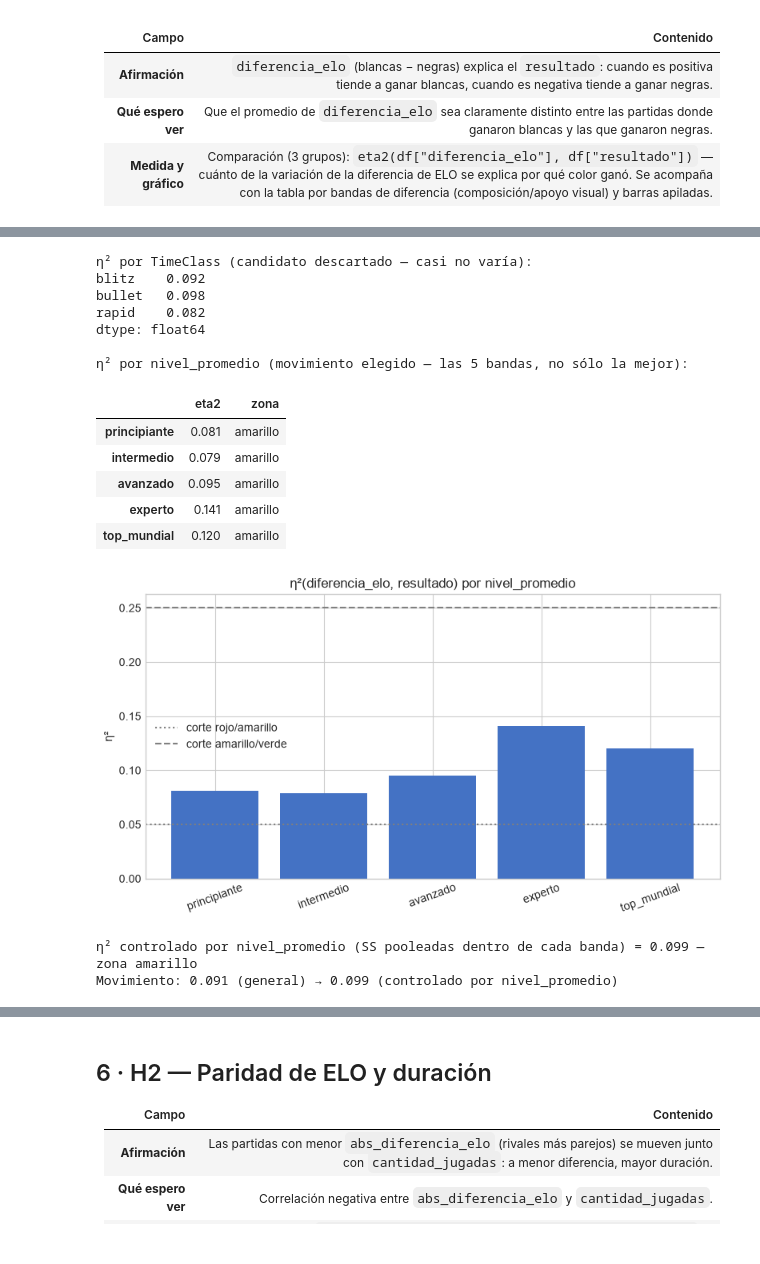
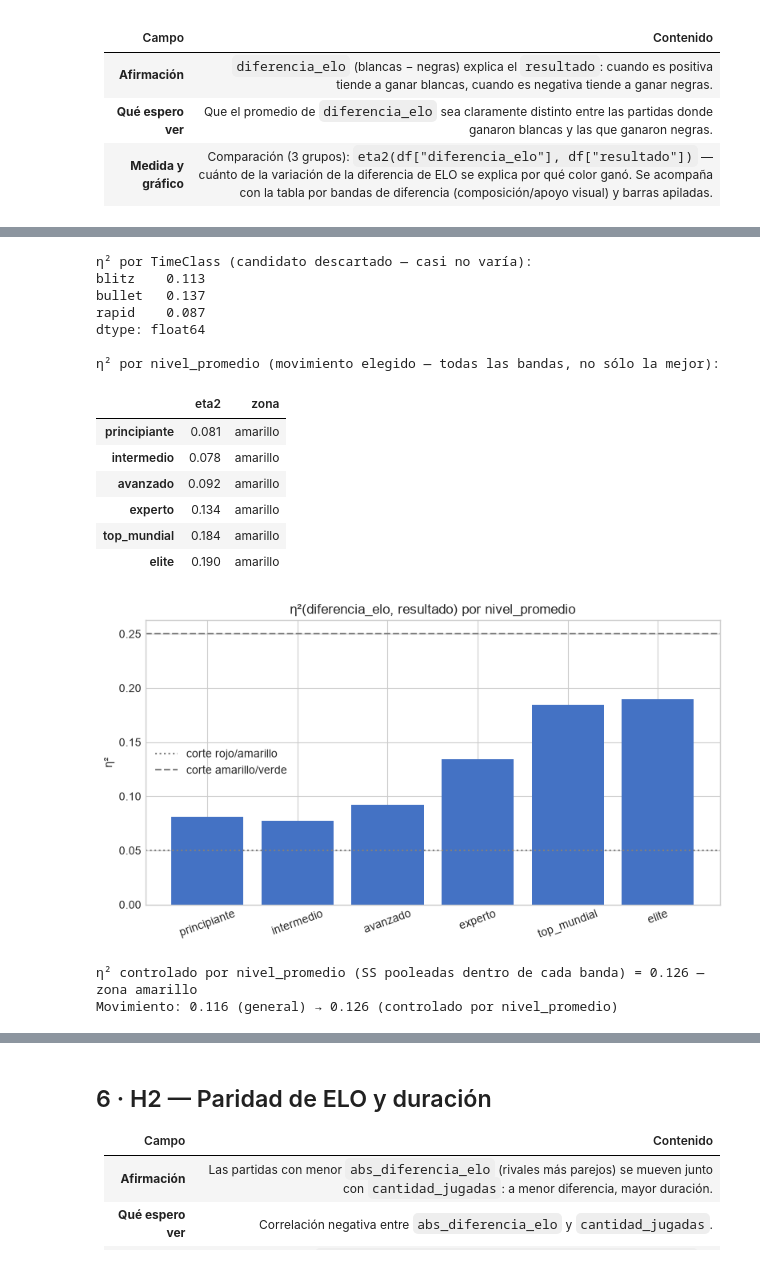
Before and after one commit to BautistaAlosMartorell/chess-outcome-prediction, a Jupyter notebook: notebooks/02_eda_hipotesis.ipynb, the cells around one changed output, grey strips where cells are left out. Saved outputs shown, nothing was run; the diff lists cells and outputs as text; code cells hidden in the pictures.

```diff
--- a/notebooks/02_eda_hipotesis.ipynb
+++ b/notebooks/02_eda_hipotesis.ipynb
@@ -30,6 +30,11 @@ if PROJECT_ROOT.name == "notebooks":
     PROJECT_ROOT = PROJECT_ROOT.parent
 if str(PROJECT_ROOT) not in sys.path:
     sys.path.insert(0, str(PROJECT_ROOT))
+
+from src.utils import load_config
+
+config = load_config(PROJECT_ROOT / "config" / "config.yaml")
+LEVEL_ORDER = list(config["elo"]["bandas"])
 
 DATA_PATH = PROJECT_ROOT / "data" / "processed" / "partidas_ajedrez_clean.parquet"
 RANDOM_STATE = 42
@@ -623,64 +632,59 @@ plt.show()
 # %%
-# η² quedó en zona amarilla: se prueba UN movimiento, elegido mirando cuál partición
-# separa más el comportamiento en el gráfico. Se evalúan las dos candidatas de la
-# consigna antes de elegir, no se aplican las dos a la vez.
+# Compare candidate partitions, then pool within-level sums of squares.
 eta2_by_timeclass = pd.Series(
     {tc: eta2(sub["diferencia_elo"], sub["resultado"]) for tc, sub in df.groupby("TimeClass", observed=True)}
 )
 eta2_by_level = pd.Series(
     {nv: eta2(sub["diferencia_elo"], sub["resultado"]) for nv, sub in df.groupby("nivel_promedio", observed=True)}
-).reindex(["principiante", "intermedio", "avanzado", "experto", "top_mundial"])
+).reindex(LEVEL_ORDER)
 
 print("η² por TimeClass (candidato descartado — casi no varía):")
 print(eta2_by_timeclass.round(3))
 print()
-print("η² por nivel_promedio (movimiento elegido — las 5 bandas, no sólo la mejor):")
+print("η² por nivel_promedio (movimiento elegido — todas las bandas, no sólo la mejor):")
 h1_by_level = eta2_by_level.round(3).to_frame("eta2")
 h1_by_level["zona"] = h1_by_level["eta2"].apply(lambda v: semaforo(v, "eta2"))
 display(h1_by_level)
 
 fig, ax = plt.subplots(figsize=(8, 4.5))
 ax.bar(eta2_by_level.index, eta2_by_level.values, color="#4472c4")
 ax.axhline(0.05, color="gray", linestyle=":", label="corte rojo/amarillo")
 ax.axhline(0.25, color="gray", linestyle="--", label="corte amarillo/verde")
 ax.set(title="η²(diferencia_elo, resultado) por nivel_promedio", ylabel="η²")
 ax.legend()
 plt.xticks(rotation=20)
 plt.tight_layout()
 plt.show()
 
-# El resultado del movimiento no es "la mejor banda" (eso es el recorte que la cátedra
-# advierte: elegir el número que más convenga después de mirar la tabla). Es el η²
-# controlado por nivel_promedio: se pool-ean las sumas de cuadrados dentro de cada banda
-# (SS_between y SS_total calculados banda por banda y sumados), no se promedian los
-# cinco η² ni se toma el más alto.
+# Pool sums of squares across every level; do not pick the most favorable one.
 ss_between_total = 0.0
 ss_total_total = 0.0
 for _, sub in df.groupby("nivel_promedio", observed=True):
     valores = sub["diferencia_elo"]
     media_banda = valores.mean()
     ss_total_total += ((valores - media_banda) ** 2).sum()
     for _, grupo in sub.groupby("resultado", observed=True):
         ss_between_total += len(grupo) * (grupo["diferencia_elo"].mean() - media_banda) ** 2
 h1_eta2_controlado = ss_between_total / ss_total_total
 h1_zone_controlado = semaforo(h1_eta2_controlado, "eta2")
 print(f"η² controlado por nivel_promedio (SS pooleadas dentro de cada banda) = {h1_eta2_controlado:.3f} — zona {h1_zone_controlado}")
 print(f"Movimiento: {h1_eta2:.3f} (general) → {h1_eta2_controlado:.3f} (controlado por nivel_promedio)")
 # %% [output]
 η² por TimeClass (candidato descartado — casi no varía):
-blitz    0.092
-bullet   0.098
-rapid    0.082
+blitz    0.113
+bullet   0.137
+rapid    0.087
 dtype: float64
 
-η² por nivel_promedio (movimiento elegido — las 5 bandas, no sólo la mejor):
+η² por nivel_promedio (movimiento elegido — todas las bandas, no sólo la mejor):
 |  | eta2 | zona |
 | principiante | 0.081 | amarillo |
-| intermedio | 0.079 | amarillo |
-| avanzado | 0.095 | amarillo |
-| experto | 0.141 | amarillo |
-| top_mundial | 0.120 | amarillo |
+| intermedio | 0.078 | amarillo |
+| avanzado | 0.092 | amarillo |
+| experto | 0.134 | amarillo |
+| top_mundial | 0.184 | amarillo |
+| elite | 0.190 | amarillo |
-[figure, old version]
+[figure, new version]
-η² controlado por nivel_promedio (SS pooleadas dentro de cada banda) = 0.099 — zona amarillo
-Movimiento: 0.091 (general) → 0.099 (controlado por nivel_promedio)
+η² controlado por nivel_promedio (SS pooleadas dentro de cada banda) = 0.126 — zona amarillo
+Movimiento: 0.116 (general) → 0.126 (controlado por nivel_promedio)
 # %% [markdown]
```
Also changed, not shown: parts of 70 cells of this notebook, 2 other files.
